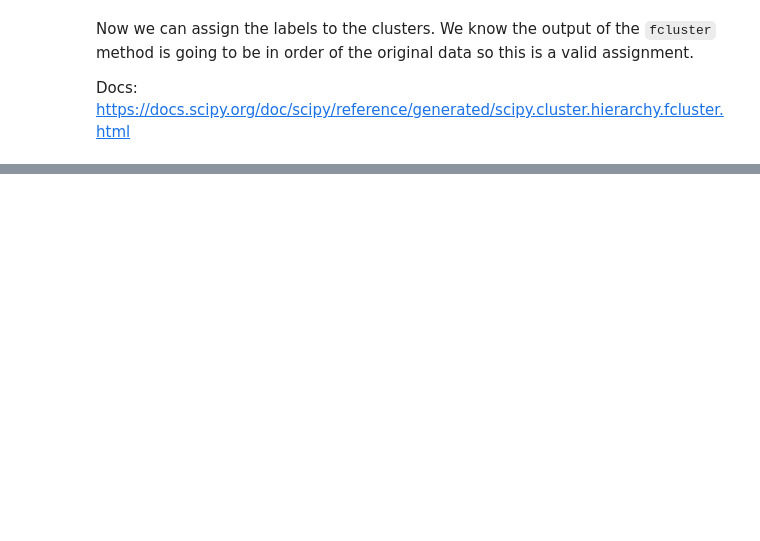
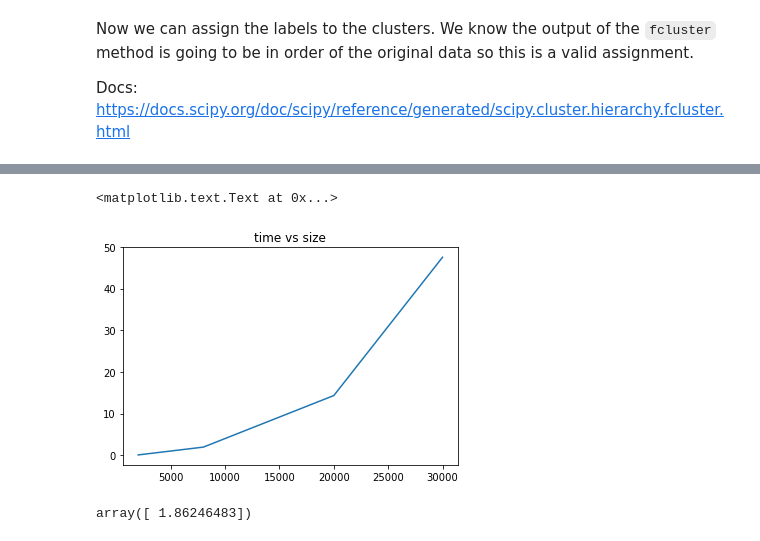
Before and after one commit to pblankley/Asteroid_Tracklets, a Jupyter notebook: Clustering/Cluster_initial_view.ipynb, the cells around one changed output, grey strips where cells are left out. Cells and saved outputs as stored; diff of their text form; code cells hidden in the pictures; blank space fills up the shorter version.

```diff
--- a/Clustering/Cluster_initial_view.ipynb
+++ b/Clustering/Cluster_initial_view.ipynb
@@ -223,0 +322,16 @@ defaultdict(list,
+# %%
+plt.plot(times,res)
+plt.title('time vs size')
+# %% [output]
+<matplotlib.text.Text at 0x...>
+[figure, added]
+# %%
+from scipy.optimize import least_squares
+to_fit = lambda n,y,x: n**x-y
+x0 = 1.0
+
+nlin_fit = least_squares(to_fit,x0,args=[times,res])
+m = nlin_fit.x
+m
+# %% [output]
+array([ 1.86246483])
```
Also changed, not shown: parts of 11 cells of this notebook.
